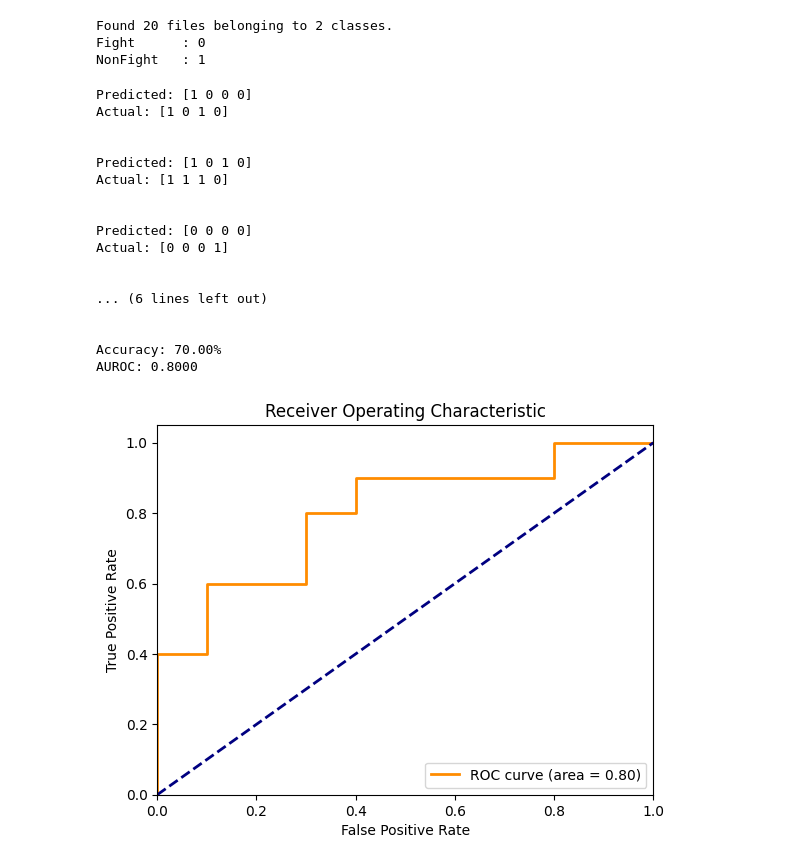
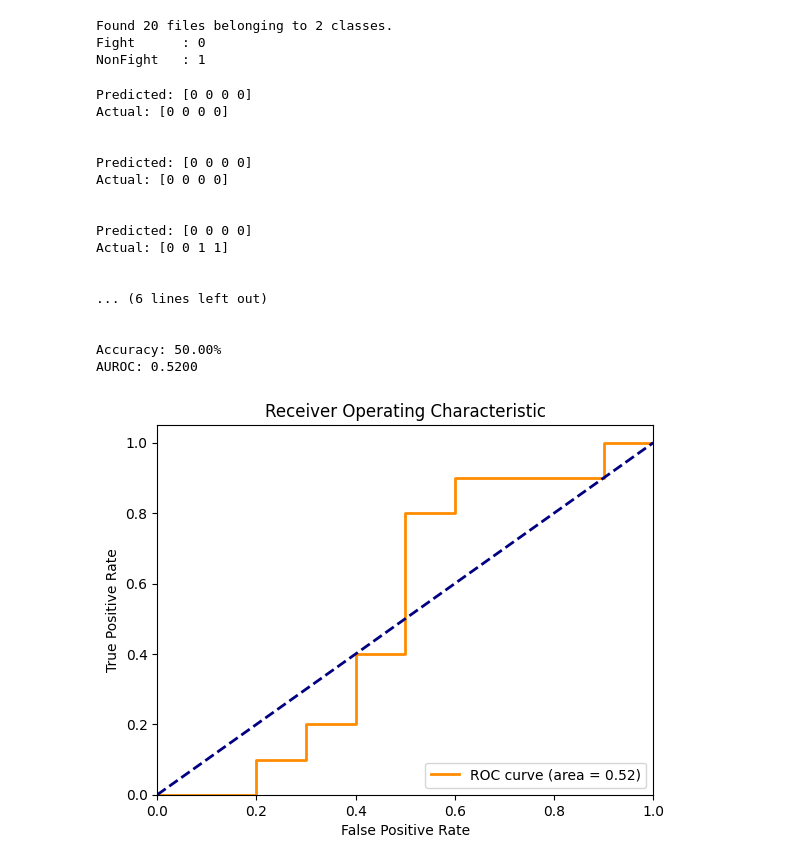
Before and after one commit to hs540/DL-VideoAnomalyDetect, a Jupyter notebook: train.ipynb, the cells around one changed output. Cells and saved outputs as stored; diff of their text form; code cells hidden in the pictures.

```diff
--- a/train.ipynb
+++ b/train.ipynb
@@ -563,17 +539,17 @@ device = torch.device('cuda' if torch.cuda.is_available() else 'cpu')
 
 #______________________________________________________________________________________________________
 model = FusionModel().to(device)
-# optimizer = optim.SGD(model.parameters(), lr=0.003, momentum=0.9, weight_decay=1e-6, nesterov=True)
 #optimizer = optim.SGD(model.parameters(), lr=0.003, momentum=0.9, weight_decay=1e-6, nesterov=True)
 optimizer = torch.optim.Adam(model.parameters(), lr=0.0005, weight_decay=1e-6)
 
 loss_fn = nn.BCELoss()
+#loss_fn = nn.CrossEntropyLoss()
 
 # Define the paths to your training and validation datasets
-trainset_path = './npy_dataset/train/'
-validation_path = './npy_dataset/val/'
-# trainset_path = './npy_dataset/test/'
-# validation_path = './npy_dataset/test/'
+# trainset_path = './npy_dataset/train/'
+# validation_path = './npy_dataset/val/'
+trainset_path = 'C:/Users/labinno/Desktop/cv_project_2/npy_dataset_added_algo/train/'
+validation_path = 'C:/Users/labinno/Desktop/cv_project_2/npy_dataset_added_algo/val/'
 
 # Assuming DataGenerator is your dataset class
 train_dataset = DataGenerator(trainset_path, phase='train')
@@ -586,9 +562,7 @@ val_dataset = DataGenerator(validation_path, phase='val')
 train_loader = DataLoader(train_dataset, BATCH_SIZE, shuffle=True)
 val_loader = DataLoader(val_dataset, BATCH_SIZE, shuffle=False)
 
-
 scheduler = StepLR(optimizer, step_size=1, gamma=0.7)
-#scheduler = StepLR(optimizer, step_size=30, gamma=0.1)
 #______________________________________________________________________________________________________
 
 min_loss = np.inf
@@ -736,9 +744,12 @@ class Val: #added class for validation__________________________________________
 # %%
-best_model = 'model_best_23.12.11.pth'
-test_path = './npy_dataset/test'
+#best_model = 'model_best.pth'
+#test_path = 'C:/Users/labinno/Desktop/cv_project_2/npy_dataset/test'
+
+best_model = "C:/Users/labinno/Desktop/cv_project_2/DL-VideoAnomalyDetect/model_best_original.pth"
+test_path = "C:/Users/labinno/Desktop/cv_project_2/npy_dataset_original/test"
 
 test_dataset = DataGenerator(directory=test_path, phase='test')
-test_loader = DataLoader(test_dataset, BATCH_SIZE, shuffle=True)
+test_loader = DataLoader(test_dataset, BATCH_SIZE, shuffle=False)
 # %% [output]
 Found 20 files belonging to 2 classes.
 Fight      : 0
@@ -776,21 +787,13 @@ with torch.no_grad():
         outputs = model(data)
 
         # Convert outputs to probabilities using softmax
-        probabilities = nn.functional.softmax(outputs, dim=1)
+        probabilities = outputs
 
         # Store predictions (probabilities) and actual targets for AUROC calculation
         all_preds.extend(probabilities[:, 1].cpu().numpy())  # Assuming the positive class is at index 1
+
         target_indices = torch.argmax(target, dim=1).cpu().numpy()
         all_targets.extend(target_indices)
-
-
-        # Calculate accuracy
-        #_, predicted = torch.max(outputs, 1)
-        #predicted = 1-outputs.float()
-        #correct += (predicted == target).sum().item()
-
-        #predicted_labels = (probabilities[:, 1] > 0.5).int()
-        #correct += (predicted_labels == torch.max(target, 1)[1]).sum().item()
 
         _, predicted_labels = torch.max(probabilities, 1)
         correct += (predicted_labels == target.argmax(1)).sum().item()
@@ -810,40 +813,40 @@ all_preds = np.array(all_preds).flatten()
 accuracy = correct / total
 print(f'Accuracy: {accuracy * 100:.2f}%')
 
 # Calculate AUROC
 auroc_score = roc_auc_score(all_targets, all_preds)
 print(f'AUROC: {auroc_score:.4f}')
 
 # Calculate ROC curve
 fpr, tpr, _ = roc_curve(all_targets, all_preds)
 
 # Plot the ROC curve
 plt.figure()
 plt.plot(fpr, tpr, color='darkorange', lw=2, label=f'ROC curve (area = {auroc_score:.2f})')
 plt.plot([0, 1], [0, 1], color='navy', lw=2, linestyle='--')
 plt.xlim([0.0, 1.0])
 plt.ylim([0.0, 1.05])
 plt.xlabel('False Positive Rate')
 plt.ylabel('True Positive Rate')
 plt.title('Receiver Operating Characteristic')
 plt.legend(loc="lower right")
 plt.show()
 # %% [output]
-Predicted: [1 0 0 0]
-Actual: [1 0 1 0]
-
-
-Predicted: [1 0 1 0]
-Actual: [1 1 1 0]
+Predicted: [0 0 0 0]
+Actual: [0 0 0 0]
 
 
 Predicted: [0 0 0 0]
-Actual: [0 0 0 1]
+Actual: [0 0 0 0]
+
+
+Predicted: [0 0 0 0]
+Actual: [0 0 1 1]
 
 
 ... (6 lines left out)
 
 
-Accuracy: 70.00%
-AUROC: 0.8000
+Accuracy: 50.00%
+AUROC: 0.5200
-[figure, old version]
+[figure, new version]
```
Also changed, not shown: parts of 6 cells of this notebook, 13 other files.
